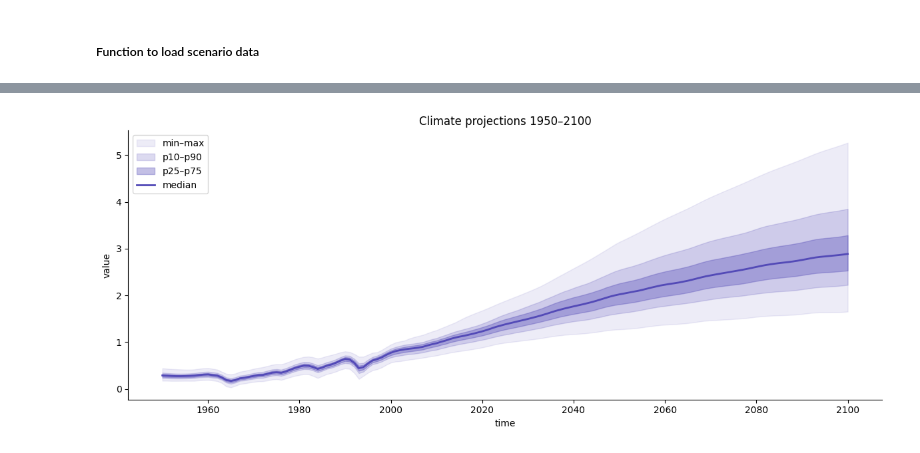
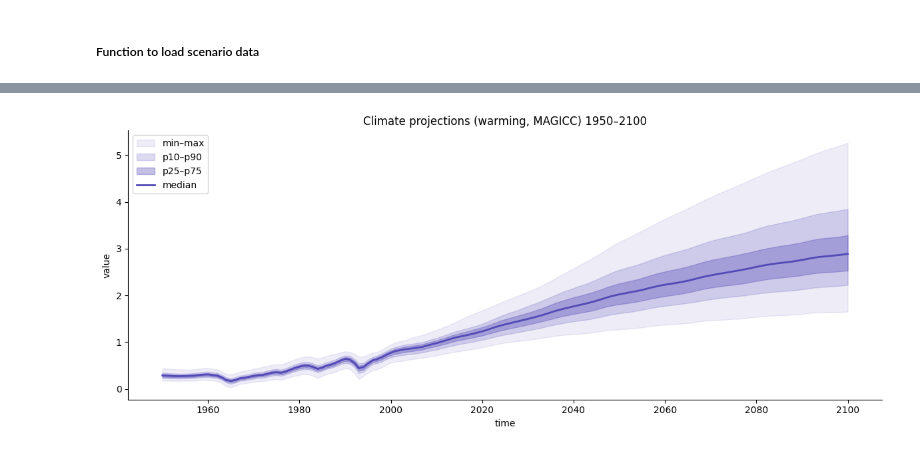
Before and after one commit to rosapietroiusti/dem4cli, a Jupyter notebook: notebooks/Run_RIMEX_new_weighing_schemes.ipynb, the cells around one changed output, grey strips where cells are left out. Saved outputs shown, nothing was run; the diff lists cells and outputs as text; code cells hidden in the pictures.

```diff
--- a/notebooks/Run_RIMEX_new_weighing_schemes.ipynb
+++ b/notebooks/Run_RIMEX_new_weighing_schemes.ipynb
@@ -173,32 +125,32 @@ plt.close(fig)
 import numpy as np
 import matplotlib.pyplot as plt
 
 def plot_ensemble(df, title="Ensemble forecast", figsize=(12, 5)):
     idx = df.index
     vals = df.values
 
     median = np.median(vals, axis=1)
     p10, p25, p75, p90 = np.percentile(vals, [10, 25, 75, 90], axis=1)
     mn, mx = vals.min(axis=1), vals.max(axis=1)
 
     color = "#534AB7"
 
     fig, ax = plt.subplots(figsize=figsize)
 
     ax.fill_between(idx, mn, mx, alpha=0.10, color=color, label="min–max")
     ax.fill_between(idx, p10, p90, alpha=0.20, color=color, label="p10–p90")
     ax.fill_between(idx, p25, p75, alpha=0.35, color=color, label="p25–p75")
     ax.plot(idx, median, color=color, linewidth=2, label="median")
 
     ax.set_title(title)
     ax.set_xlabel(df.index.name or "time")
     ax.set_ylabel("value")
     ax.legend(loc="upper left")
     ax.spines[["top", "right"]].set_visible(False)
 
     plt.tight_layout()
     plt.show()
 
-plot_ensemble(scenario, title="Climate projections 1950–2100")
+plot_ensemble(scenario, title="Climate projections (warming, MAGICC) 1950–2100")
 # %% [output]
-[figure, old version]
+[figure, new version]
```
Also changed, not shown: parts of 34 cells of this notebook, 4 other files.
